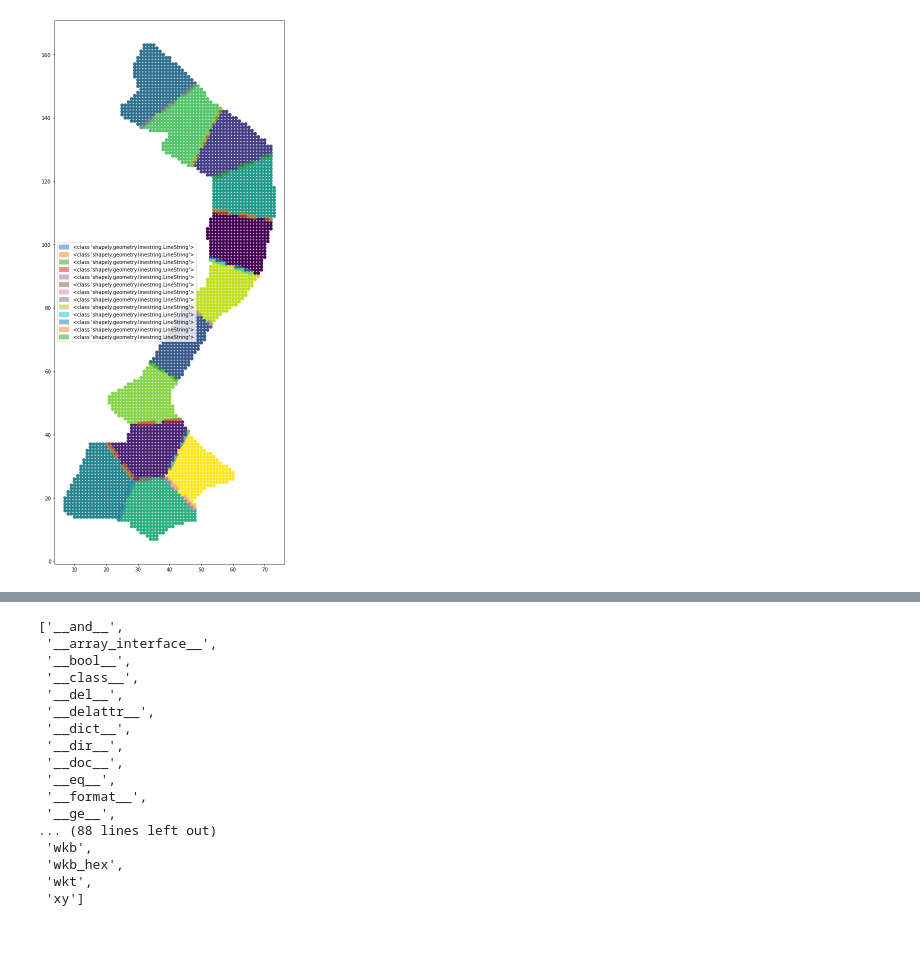
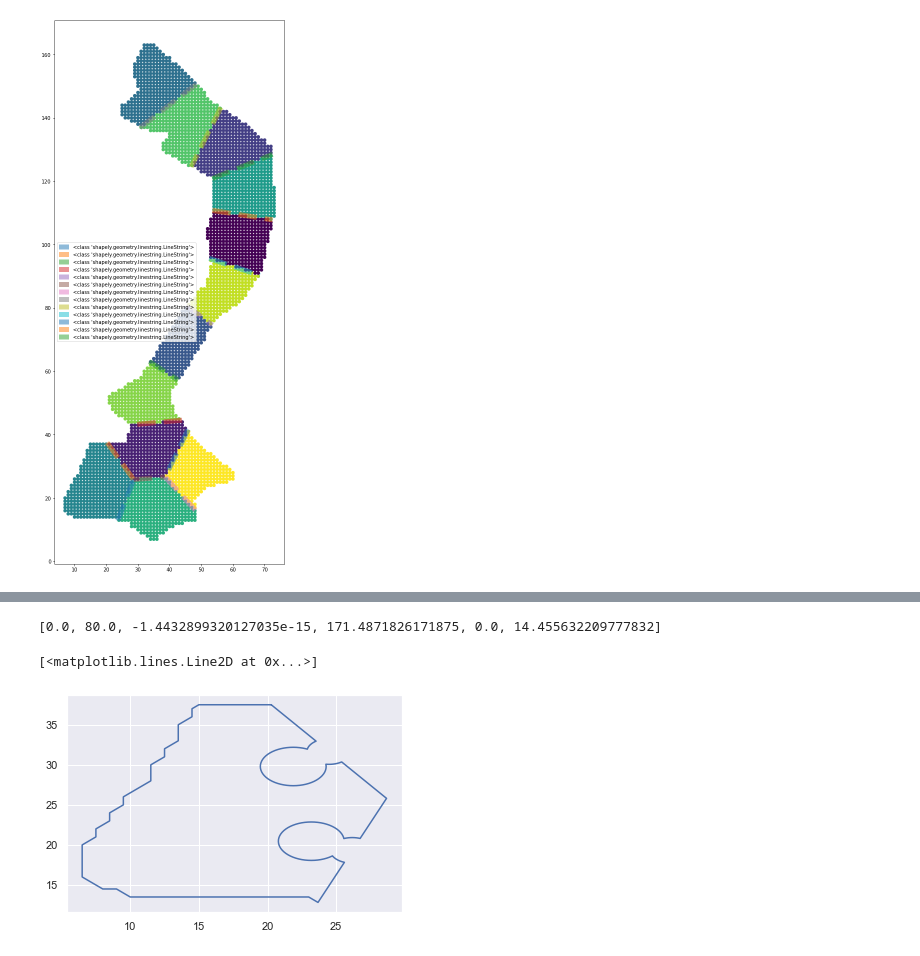
Before and after one commit to nickvazz/Puzzle3D, a Jupyter notebook: ExplorePyvisaMesh.ipynb, the cells around one changed output, grey strips where cells are left out. Drawn from its saved outputs; the diff is of its cells as text; code cells hidden in the pictures.

```diff
--- a/ExplorePyvisaMesh.ipynb
+++ b/ExplorePyvisaMesh.ipynb
@@ -728,20 +723,16 @@ plt.show()
-# %%
-dir(e)
-# %% [output]
-['__and__',
- '__array_interface__',
- '__bool__',
- '__class__',
- '__del__',
- '__delattr__',
- '__dict__',
- '__dir__',
- '__doc__',
- '__eq__',
- '__format__',
- '__ge__',
-... (88 lines left out)
- 'wkb',
- 'wkb_hex',
- 'wkt',
- 'xy']
+# %%
+print(viet_mesh.bounds)
+x,y = pieces[0].boundary.xy
+z_low = np.full(len(x), viet_mesh.bounds[4]-1).reshape(-1,1)
+z_high = np.full(len(x), viet_mesh.bounds[5]+1).reshape(-1,1)
+
+piece = np.zeros(shape=(len(x)+1,3))
+piece[:len(x),0], piece[:len(x),1] = x, y
+piece[-1,0], piece[-1,1] = x[0], y[0]
+
+plt.plot(x,y)
+# piece
+# %% [output]
+[0.0, 80.0, -1.4432899320127035e-15, 171.4871826171875, 0.0, 14.455632209777832]
+[<matplotlib.lines.Line2D at 0x...>]
+[figure, added]
```
Also changed, not shown: parts of 6 cells of this notebook.
